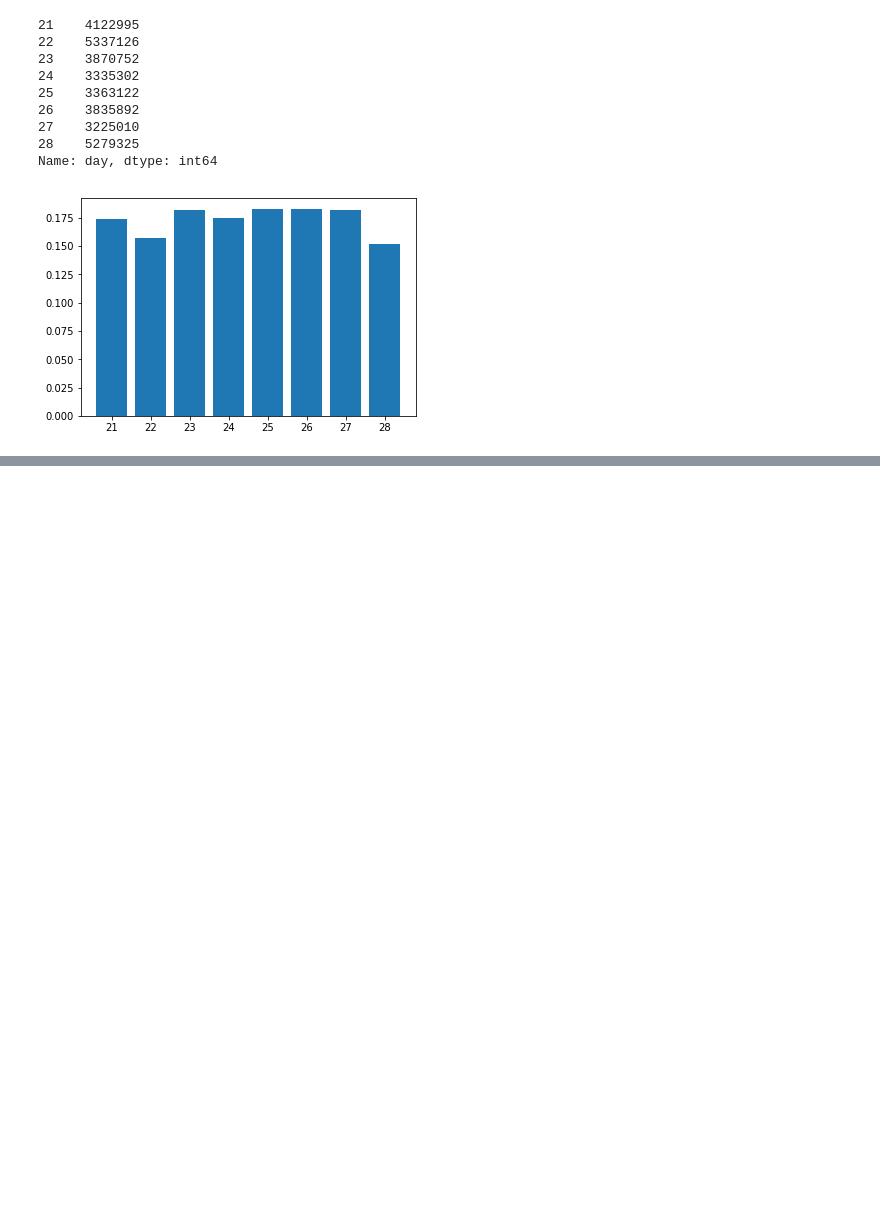
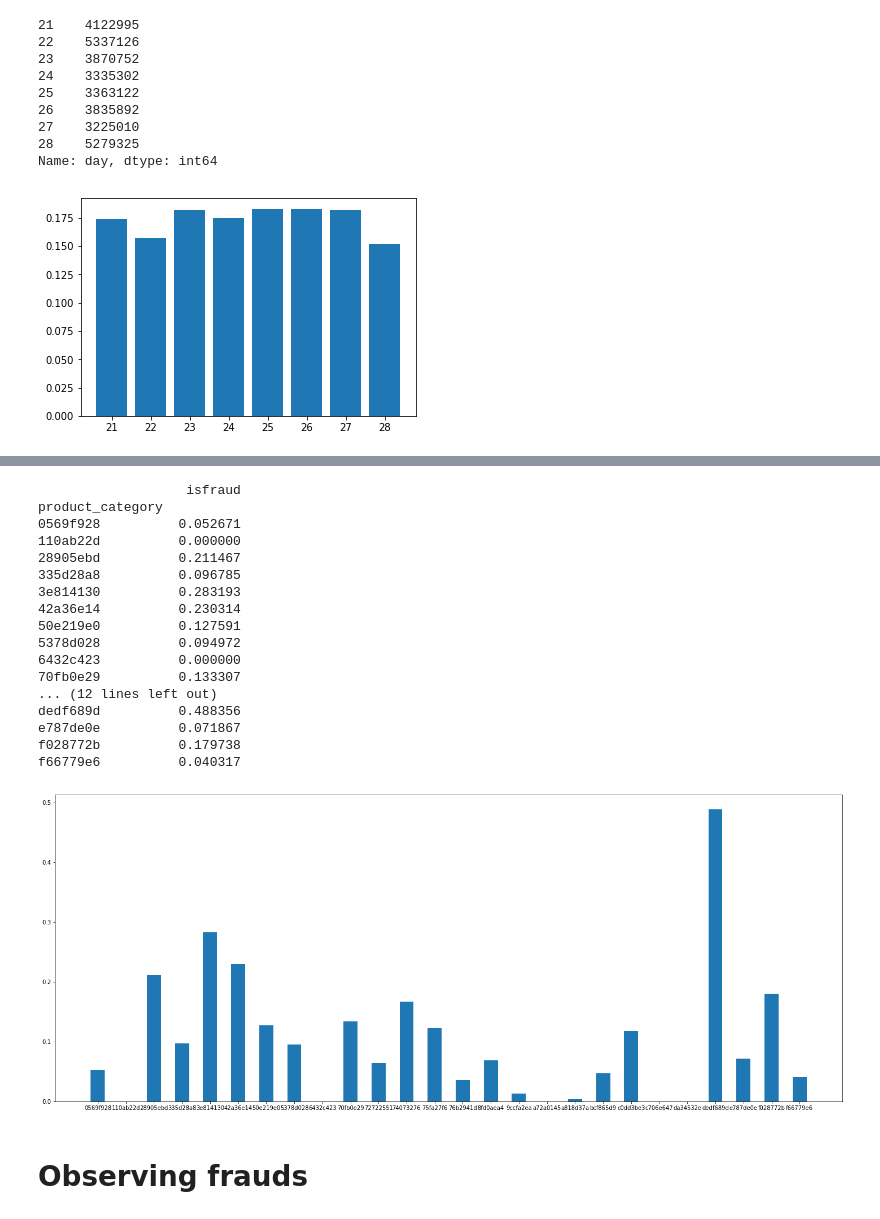
Before and after one commit to MLobo1997/catch-the-fraudster, a Jupyter notebook: dataset_analyzis.ipynb, the cells around one changed output, grey strips where cells are left out. Drawn from its saved outputs; the diff is of its cells as text; code cells hidden in the pictures; blank space fills up the shorter version.

```diff
--- a/dataset_analyzis.ipynb
+++ b/dataset_analyzis.ipynb
@@ -242,0 +259,5 @@ plt.show()
+# %%
+%autoreload
+from include.ConcatEncoder import ConcatEncoder
+encoder = ConcatEncoder(['product_category', 'product_department', 'product_id'], attr_name='cat_dep_id', min_rel_freq=1e-4, order_by_class=True, drop_old=False)
+encoder.fit(train_data, train_data['isfraud'])
@@ -242,0 +331,26 @@ plt.show()
+# %%
+frauds_by_category = train_data[['product_category', 'isfraud']].groupby(by='product_category').mean()
+plt.figure(figsize=(25,10))
+plt.bar(frauds_by_category.index, frauds_by_category['isfraud'], width=0.5)
+plt.show()
+# %% [output]
+                   isfraud
+product_category
+0569f928          0.052671
+110ab22d          0.000000
+28905ebd          0.211467
+335d28a8          0.096785
+3e814130          0.283193
+42a36e14          0.230314
+50e219e0          0.127591
+5378d028          0.094972
+6432c423          0.000000
+70fb0e29          0.133307
+... (12 lines left out)
+dedf689d          0.488356
+e787de0e          0.071867
+f028772b          0.179738
+f66779e6          0.040317
+[figure, added]
+# %% [markdown]
+# Observing frauds
```
Also changed, not shown: parts of 17 cells of this notebook, 3 other files.
